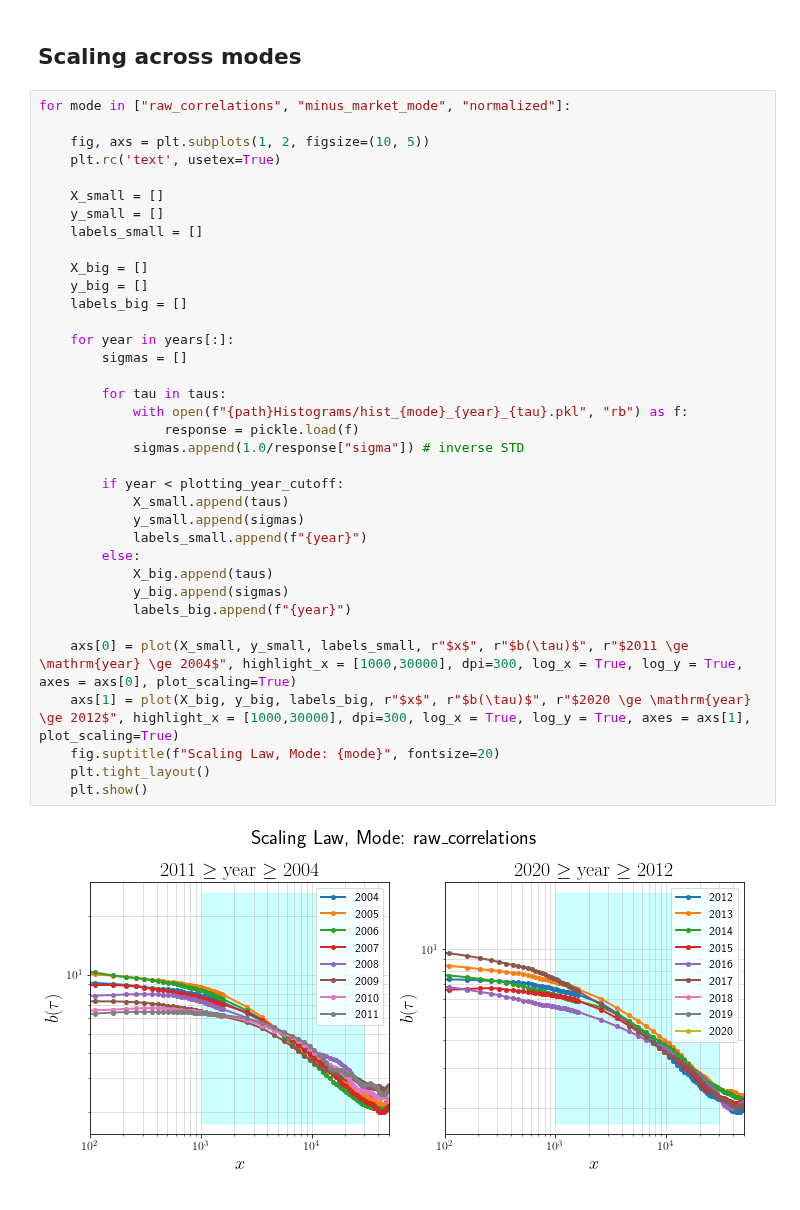
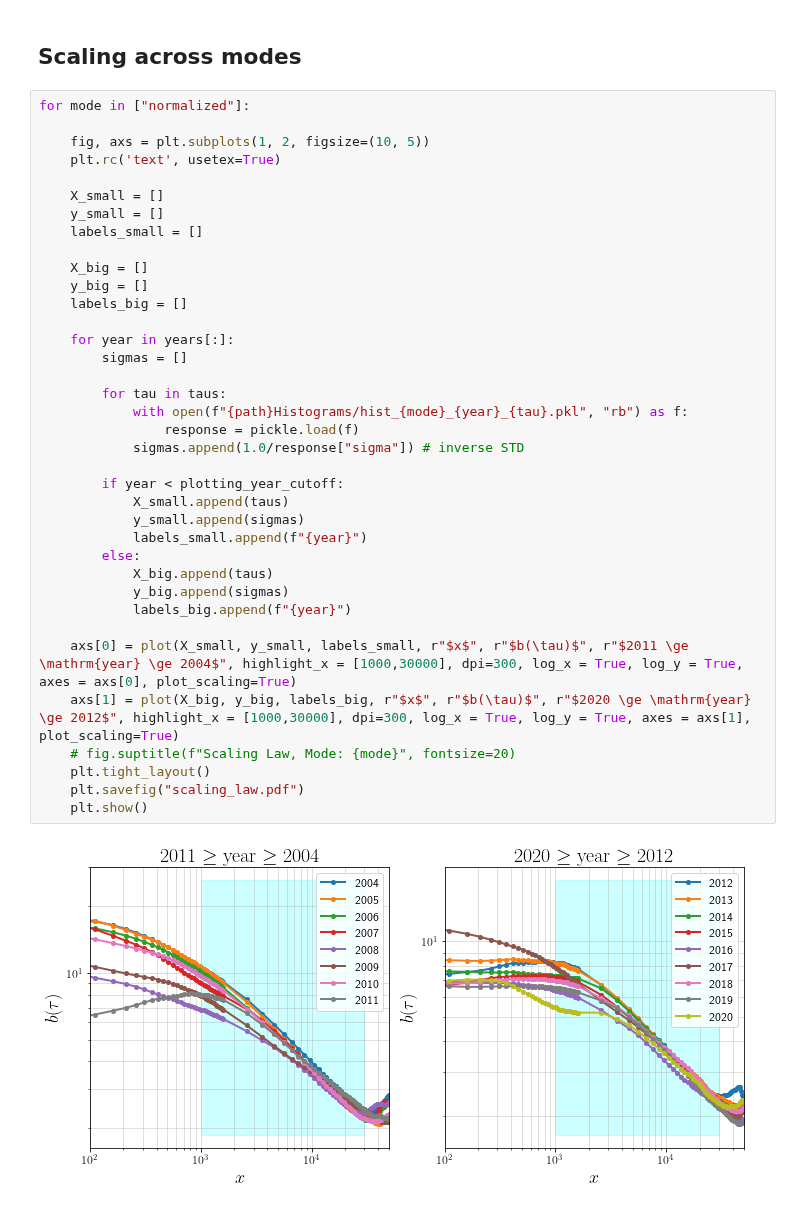
Before and after one commit to pholur/stock-market, a Jupyter notebook: Plotters/scaling_law.ipynb, the cells around one changed output. Cells and saved outputs as stored; diff of their text form.

```diff
--- a/Plotters/scaling_law.ipynb
+++ b/Plotters/scaling_law.ipynb
@@ -14,7 +14,7 @@ from Utils.helpers import *
 # %% [markdown]
 ## Scaling across modes
 # %%
-for mode in ["raw_correlations", "minus_market_mode", "normalized"]:
+for mode in ["normalized"]:
 
     fig, axs = plt.subplots(1, 2, figsize=(10, 5))
     plt.rc('text', usetex=True)
@@ -22,32 +22,33 @@ for mode in ["raw_correlations", "minus_market_mode", "normalized"]:
     X_small = []
     y_small = []
     labels_small = []
 
     X_big = []
     y_big = []
     labels_big = []
 
     for year in years[:]:
         sigmas = []
 
         for tau in taus:
             with open(f"{path}Histograms/hist_{mode}_{year}_{tau}.pkl", "rb") as f:
                 response = pickle.load(f)
             sigmas.append(1.0/response["sigma"]) # inverse STD
 
         if year < plotting_year_cutoff:
             X_small.append(taus)
             y_small.append(sigmas)
             labels_small.append(f"{year}")
         else:
             X_big.append(taus)
             y_big.append(sigmas)
             labels_big.append(f"{year}")
 
     axs[0] = plot(X_small, y_small, labels_small, r"$x$", r"$b(\tau)$", r"$2011 \ge \mathrm{year} \ge 2004$", highlight_x = [1000,30000], dpi=300, log_x = True, log_y = True, axes = axs[0], plot_scaling=True)
     axs[1] = plot(X_big, y_big, labels_big, r"$x$", r"$b(\tau)$", r"$2020 \ge \mathrm{year} \ge 2012$", highlight_x = [1000,30000], dpi=300, log_x = True, log_y = True, axes = axs[1], plot_scaling=True)
-    fig.suptitle(f"Scaling Law, Mode: {mode}", fontsize=20)
+    # fig.suptitle(f"Scaling Law, Mode: {mode}", fontsize=20)
     plt.tight_layout()
+    plt.savefig("scaling_law.pdf")
     plt.show()
 # %% [output]
-[figure, old version]
+[figure, new version]
```
Also changed, not shown: parts of 1 cell of this notebook, 8 other files.
